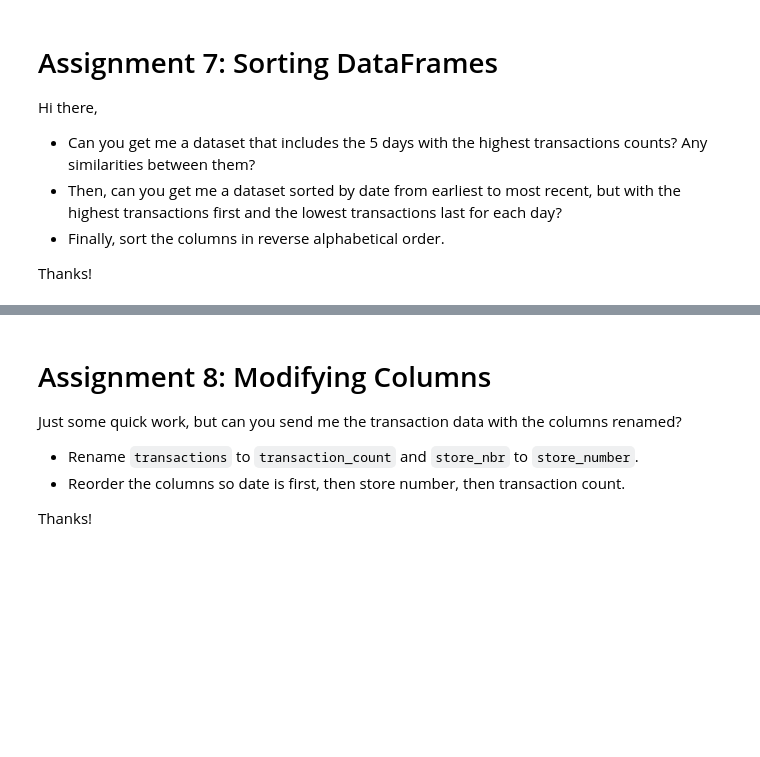
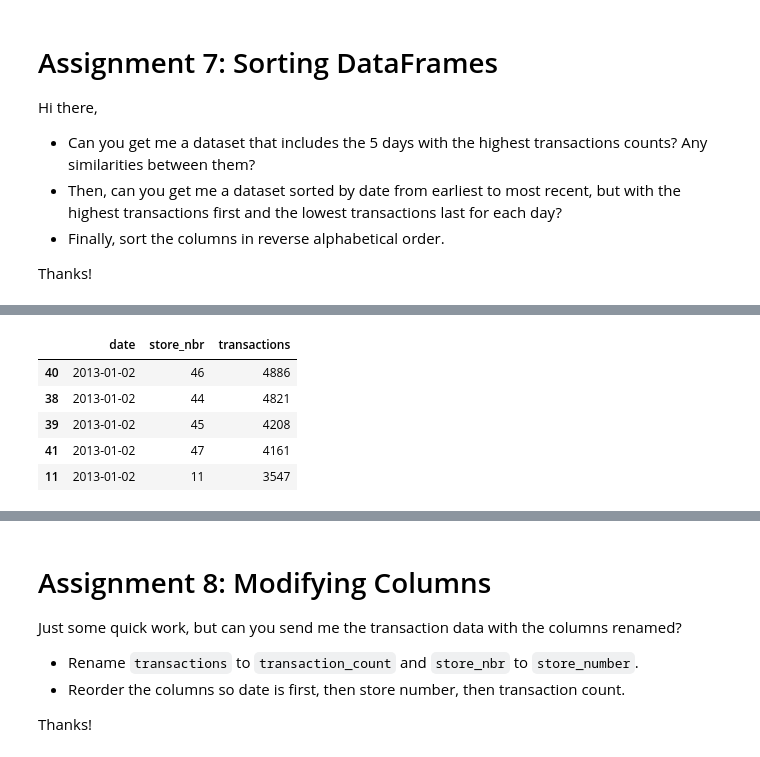
Before and after one commit to amorganhunt/Maven-NumPy-and-Pandas-2, a Jupyter notebook: maven_python_course/DataFrames/section03_DataFrames.ipynb, the cells around one changed output, grey strips where cells are left out. Drawn from its saved outputs; the diff is of its cells as text; code cells hidden in the pictures; blank space fills up the shorter version.

```diff
--- a/maven_python_course/DataFrames/section03_DataFrames.ipynb
+++ b/maven_python_course/DataFrames/section03_DataFrames.ipynb
@@ -345,0 +364,10 @@ transactions.head()
+# %%
+sorted_df = transactions_df.sort_values(["date", "transactions"], ascending=[True, False])
+sorted_df.head()
+# %% [output]
+|  | date | store_nbr | transactions |
+| 40 | 2013-01-02 | 46 | 4886 |
+| 38 | 2013-01-02 | 44 | 4821 |
+| 39 | 2013-01-02 | 45 | 4208 |
+| 41 | 2013-01-02 | 47 | 4161 |
+| 11 | 2013-01-02 | 11 | 3547 |
```
Also changed, not shown: parts of 3 cells of this notebook, 1 other file.
